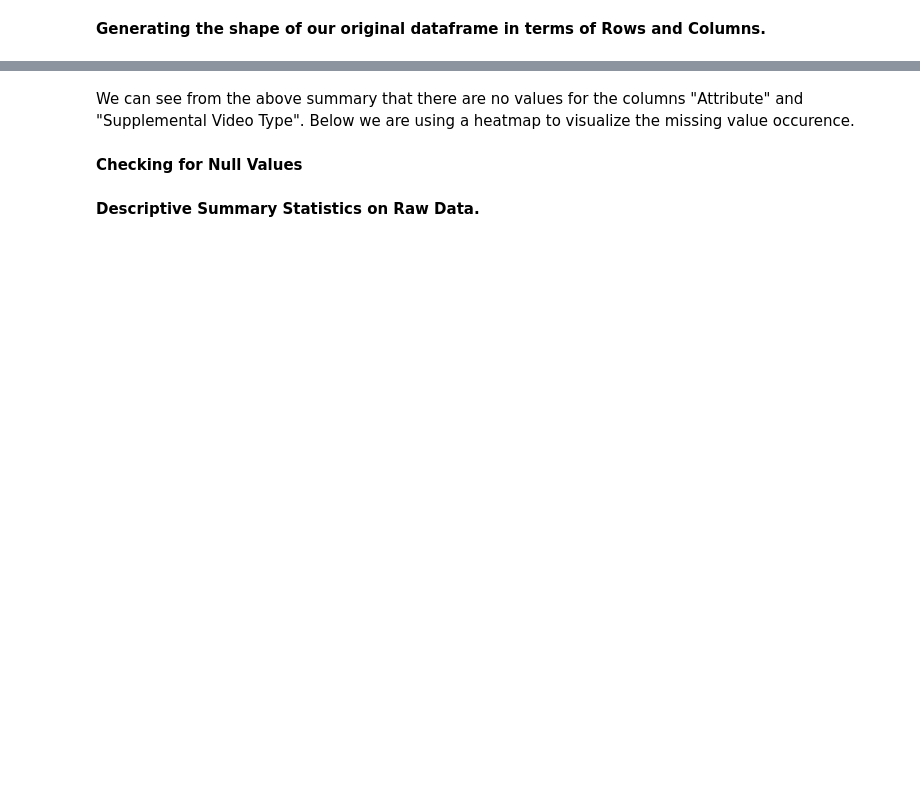
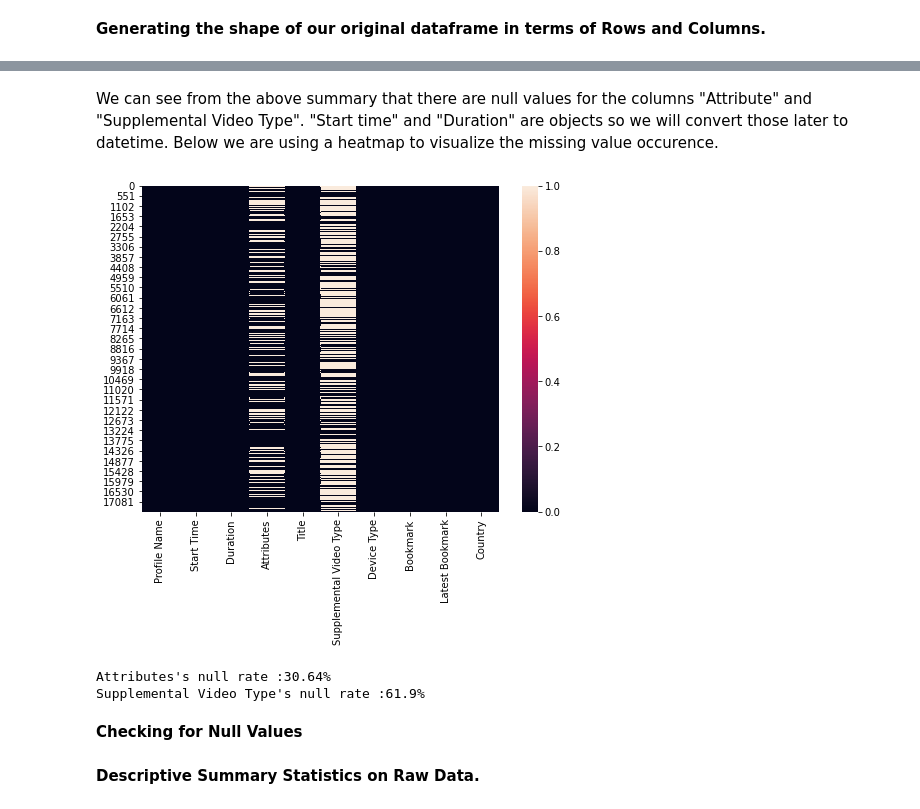
Before and after one commit to dainantonio/Investigating-a-Netflix-Dataset, a Jupyter notebook: netflixdata-checkpoint.ipynb, the cells around one changed output, grey strips where cells are left out. Drawn from its saved outputs; the diff is of its cells as text; code cells hidden in the pictures; blank space fills up the shorter version.

Commit message:
Add files via upload
added description for each column
identified null values

```diff
--- a/netflixdata-checkpoint.ipynb
+++ b/netflixdata-checkpoint.ipynb
@@ -72,15 +114,20 @@ netflix_df.info()
 # %% [markdown]
-We can see from the above summary that there are no values for the columns "Attribute" and "Supplemental Video Type".
+We can see from the above summary that there are null values for the columns "Attribute" and "Supplemental Video Type". "Start time" and "Duration" are objects so we will convert those later to datetime.
 Below we are using a heatmap to visualize the missing value occurence.
 # %%
 #plot a heatmap to visualize the location of missing values
+plt.figure(figsize=(8,6))
 sns.heatmap(netflix_df.isnull())
 plt.show()
 
-for i in df.columns:
+for i in netflix_df.columns:
     null_rate = netflix_df[i].isna().sum() / len(netflix_df) * 100
     if null_rate > 0 :
         print("{}'s null rate :{}%".format(i,round(null_rate,2)))
+# %% [output]
+[figure, added]
+Attributes's null rate :30.64%
+Supplemental Video Type's null rate :61.9%
 # %% [markdown]
 **Checking for Null Values**
 # %%
```
Also changed, not shown: parts of 11 cells of this notebook.
